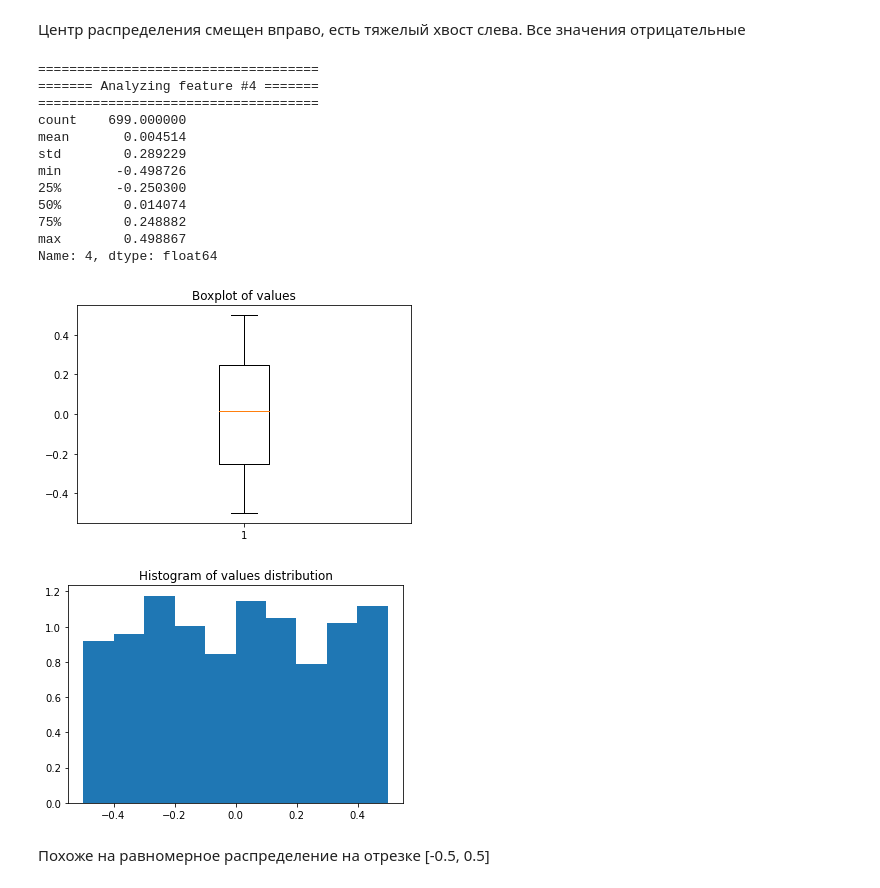
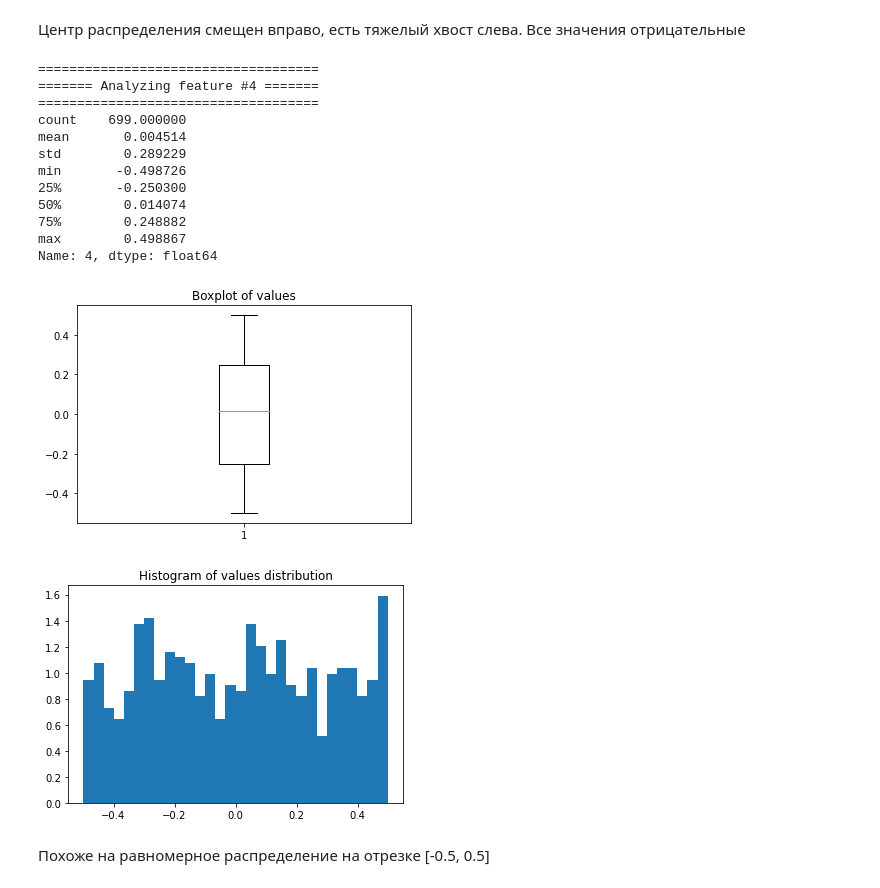
Before and after one commit to ivartb/bioinf_stats, a Jupyter notebook: MHW1_EDA.ipynb, the cells around one changed output. Cells and saved outputs as stored; diff of their text form; code cells hidden in the pictures.

```diff
--- a/MHW1_EDA.ipynb
+++ b/MHW1_EDA.ipynb
@@ -30,7 +30,7 @@ print(data)
 # %% [markdown]
 Порядка 10% строк содержат пропуски в значениях, это значение относительно небольшое, поэтому удалим эти строки перед дальнейшим анализом
 # %%
-def EDA(i):
+def EDA(i, bins):
     print("====================================")
     print(f'======= Analyzing feature #{i} =======')
     print("====================================")
@@ -41,7 +41,7 @@ def EDA(i):
     plt.title("Boxplot of values")
     plt.show()
 
-    hist = plt.hist(x, density=True)
+    hist = plt.hist(x, density=True, bins=bins)
     plt.title("Histogram of values distribution")
     plt.show()
 # %%
@@ -121,22 +121,22 @@ Name: 3, dtype: float64
 # %% [markdown]
 Центр распределения смещен вправо, есть тяжелый хвост слева. Все значения отрицательные
 # %%
-EDA(4)
+EDA(4, 30)
 # %% [output]
 ====================================
 ======= Analyzing feature #4 =======
 ====================================
 count    699.000000
 mean       0.004514
 std        0.289229
 min       -0.498726
 25%       -0.250300
 50%        0.014074
 75%        0.248882
 max        0.498867
 Name: 4, dtype: float64
 [figure]
-[figure, old version]
+[figure, new version]
 # %% [markdown]
 Похоже на равномерное распределение на отрезке [-0.5, 0.5]
 # %%
```
Also changed, not shown: parts of 11 cells of this notebook.
